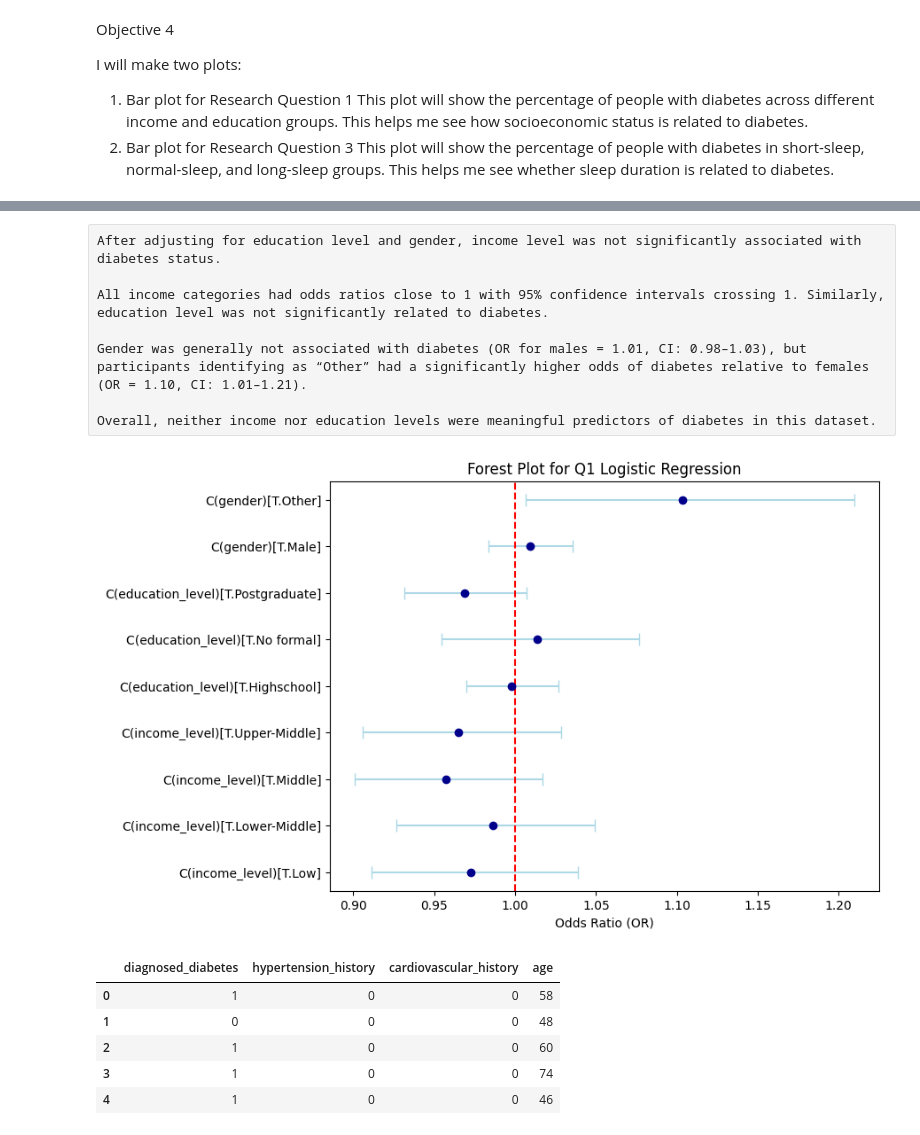
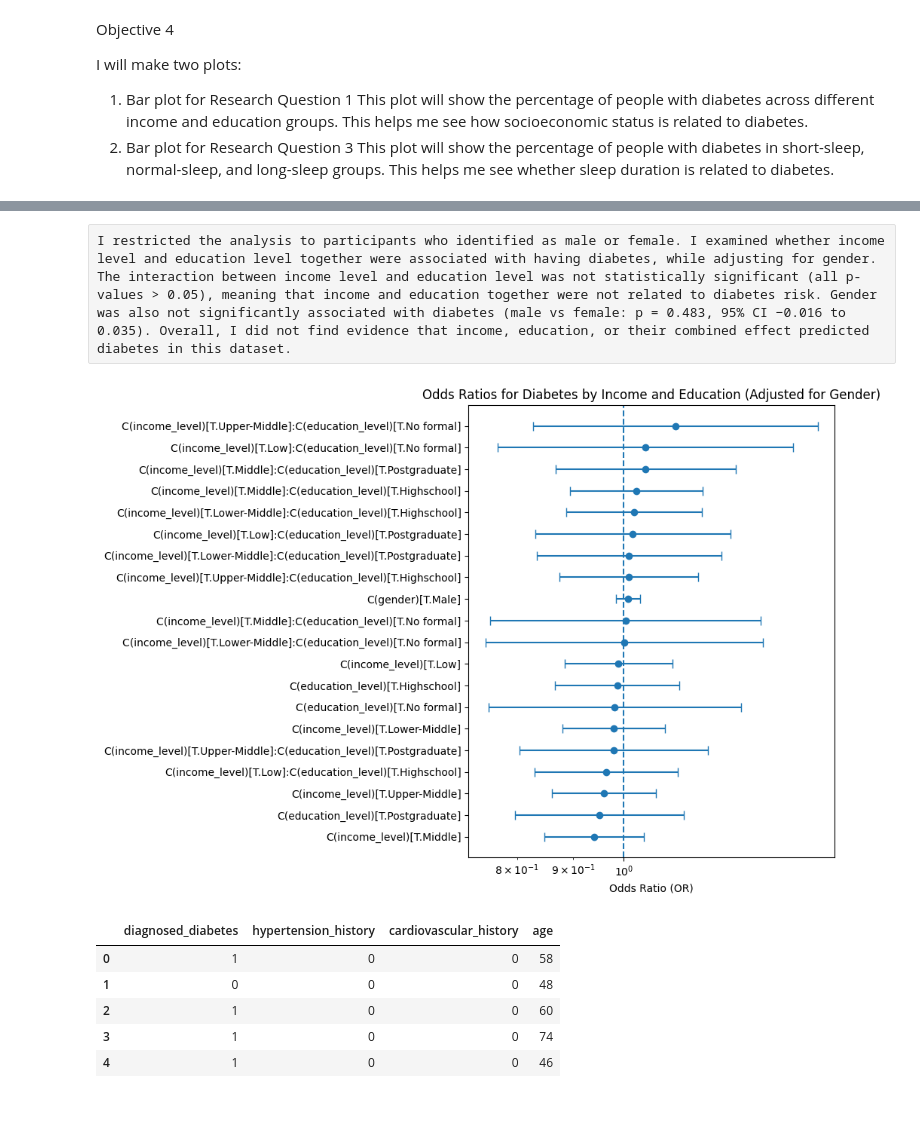
Before and after one commit to DollyChenlp/BIOS-584, a Jupyter notebook: Final Liping Chen.ipynb, the cells around one changed output, grey strips where cells are left out. Cells and saved outputs as stored; diff of their text form; code cells hidden in the pictures; blank space fills up the shorter version.

```diff
--- a/Final Liping Chen.ipynb
+++ b/Final Liping Chen.ipynb
@@ -333,14 +301,6 @@ C(gender)[T.Other]                     0.0985      0.047      2.103      0.035
 # %%
-params = model_q1.params
-conf = model_q1.conf_int()
-conf.columns = ["lower", "upper"]
-
-or_table_q1 = pd.DataFrame({
-    "Variable": params.index,
-    "OR": np.exp(params),
-    "lower_CI": np.exp(conf["lower"]),
-    "upper_CI": np.exp(conf["upper"])
-})
-
-or_table_q1
+model_together = smf.logit(
+    "diagnosed_diabetes ~ C(income_level) * C(education_level) + C(gender)",
+    data=q1
+).fit()
 # %% [output]
@@ -358,34 +330,29 @@ or_table_q1
 # %% [raw]
-After adjusting for education level and gender, income level was not significantly associated with diabetes status.
-
-All income categories had odds ratios close to 1 with 95% confidence intervals crossing 1. Similarly, education level was not significantly related to diabetes.
-
-Gender was generally not associated with diabetes (OR for males = 1.01, CI: 0.98–1.03), but participants identifying as “Other” had a significantly higher odds of diabetes relative to females (OR = 1.10, CI: 1.01–1.21).
-
-Overall, neither income nor education levels were meaningful predictors of diabetes in this dataset.
+I restricted the analysis to participants who identified as male or female. I examined whether income level and education level together were associated with having diabetes, while adjusting for gender. The interaction between income level and education level was not statistically significant (all p-values > 0.05), meaning that income and education together were not related to diabetes risk. Gender was also not significantly associated with diabetes (male vs female: p = 0.483, 95% CI −0.016 to 0.035). Overall, I did not find evidence that income, education, or their combined effect predicted diabetes in this dataset.
 # %%
 import matplotlib.pyplot as plt
 
-plot_data = or_table_q1.iloc[1:]
+or_df = pd.DataFrame({
+    "var": model_together.params.index,
+    "OR": np.exp(model_together.params.values),
+    "lo": np.exp(model_together.conf_int()[0].values),
+    "hi": np.exp(model_together.conf_int()[1].values),
+})
 
-plt.figure(figsize=(8, 6))
-plt.errorbar(
-    plot_data["OR"],
-    plot_data["Variable"],
-    xerr=[plot_data["OR"] - plot_data["lower_CI"],
-          plot_data["upper_CI"] - plot_data["OR"]],
-    fmt='o',
-    color='darkblue',
-    ecolor='lightblue',
-    capsize=5
-)
+plot_df = or_df[or_df["var"] != "Intercept"].sort_values("OR")
 
-plt.axvline(1, color='red', linestyle='--')
+plt.figure(figsize=(10, 7))
+plt.errorbar(plot_df["OR"], plot_df["var"],
+             xerr=[plot_df["OR"]-plot_df["lo"], plot_df["hi"]-plot_df["OR"]],
+             fmt="o", capsize=4)
+plt.axvline(1, linestyle="--")
+plt.xscale("log")
 plt.xlabel("Odds Ratio (OR)")
-plt.title("Forest Plot for Q1 Logistic Regression")
+plt.title("Odds Ratios for Diabetes by Income and Education (Adjusted for Gender)")
+plt.tight_layout()
 plt.show()
 # %% [output]
-[figure, old version]
+[figure, new version]
 # %%
 q2 = db[["diagnosed_diabetes", "hypertension_history", "cardiovascular_history", "age"]].dropna()
 q2.head()
```
Also changed, not shown: parts of 7 cells of this notebook.
